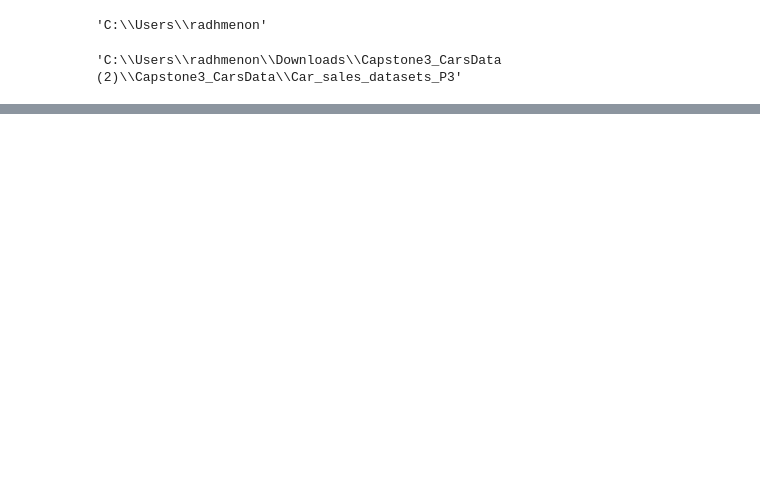
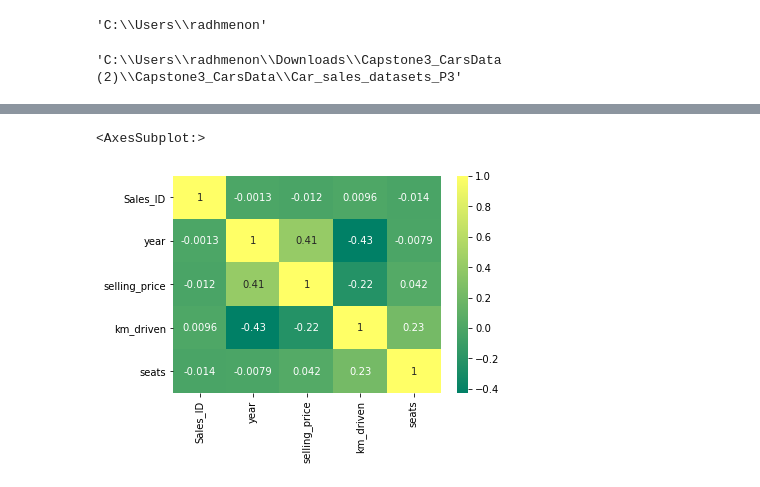
Before and after one commit to radhikapmenon/capstone, a Jupyter notebook: capstone.ipynb, the cells around one changed output, grey strips where cells are left out. Saved outputs shown, nothing was run; the diff lists cells and outputs as text; code cells hidden in the pictures; blank space fills up the shorter version.

```diff
--- a/capstone.ipynb
+++ b/capstone.ipynb
@@ -66,0 +21,7 @@ data2[data2['sold']=='Y'].groupby('State or Province',as_index=False).agg({'name
+# %%
+car_sales = pd.read_csv('Car_sales_details_p3.csv')
+sales_status = pd.read_csv('sales_Status_p3.csv')
+state_region_mapping =pd.read_csv('State_region_mapping_p3.csv')
+# %%
+merger1=pd.merge(car_sales,sales_status,on='Sales_ID',how='inner')
+merger1.head()
@@ -66,0 +44,3 @@ data2[data2['sold']=='Y'].groupby('State or Province',as_index=False).agg({'name
+# %%
+car_dataset = pd.merge(merger1,state_region_mapping,on='State or Province',how='inner')
+car_dataset.head()
@@ -66,0 +106,6 @@ data2[data2['sold']=='Y'].groupby('State or Province',as_index=False).agg({'name
+# %%
+import seaborn as sns
+sns.heatmap(car_dataset.corr(),annot=True,cmap='summer')
+# %% [output]
+<AxesSubplot:>
+[figure, added]
```
Also changed, not shown: parts of 66 cells of this notebook.
